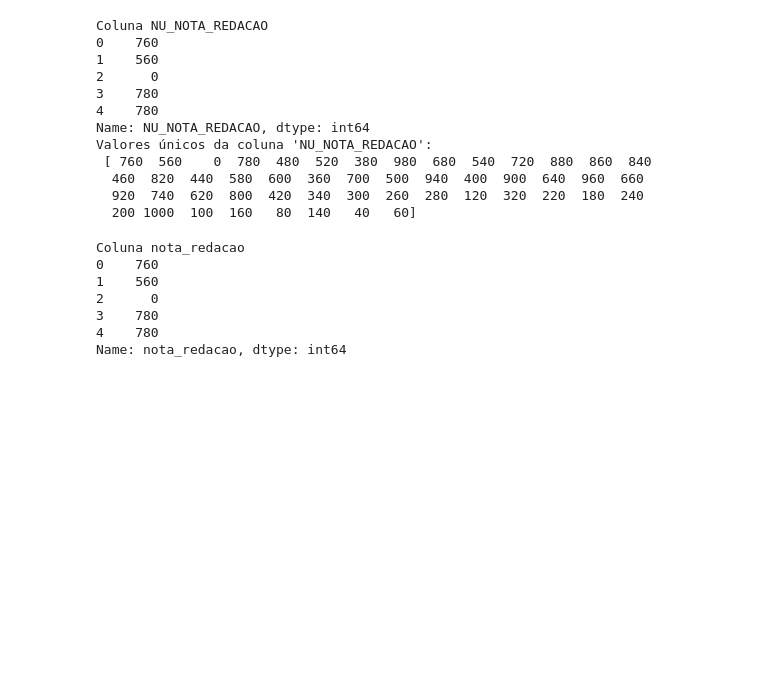
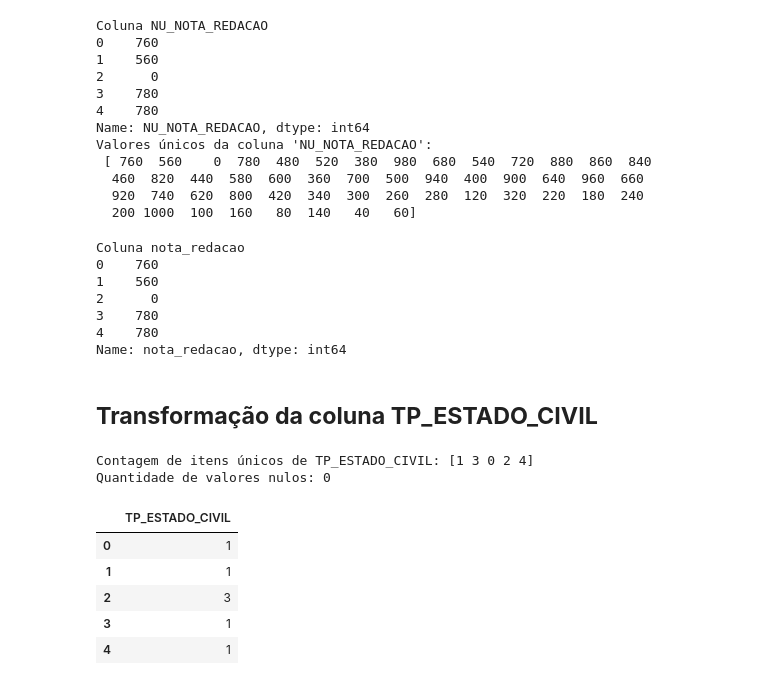
Before and after one commit to alicemaca/projeto_BD_equipe1, a Jupyter notebook: notebooks/ETL.ipynb, the cells around one changed output. Drawn from its saved outputs; the diff is of its cells as text; code cells hidden in the pictures; blank space fills up the shorter version.

```diff
--- a/notebooks/ETL.ipynb
+++ b/notebooks/ETL.ipynb
@@ -874,3 +874,19 @@ Coluna nota_redacao
 3    780
 4    780
 Name: nota_redacao, dtype: int64
+# %% [markdown]
+## **Transformação da coluna TP_ESTADO_CIVIL**
+# %%
+print("Contagem de itens únicos de TP_ESTADO_CIVIL:", df['TP_ESTADO_CIVIL'].unique())
+contagem_nulos = df['TP_ESTADO_CIVIL'].isnull().sum() #conferir se há valores nulos, fiz a contagem. Se for 0, não há nulos, se for 1, há nulos
+print(f"Quantidade de valores nulos: {contagem_nulos}")
+display(df[['TP_ESTADO_CIVIL']].head(5)) #display só da tabela Estado_Civil - 5 primeiras linhas
+# %% [output]
+Contagem de itens únicos de TP_ESTADO_CIVIL: [1 3 0 2 4]
+Quantidade de valores nulos: 0
+|  | TP_ESTADO_CIVIL |
+| 0 | 1 |
+| 1 | 1 |
+| 2 | 3 |
+| 3 | 1 |
+| 4 | 1 |
```
Also changed, not shown: parts of 14 cells of this notebook.
